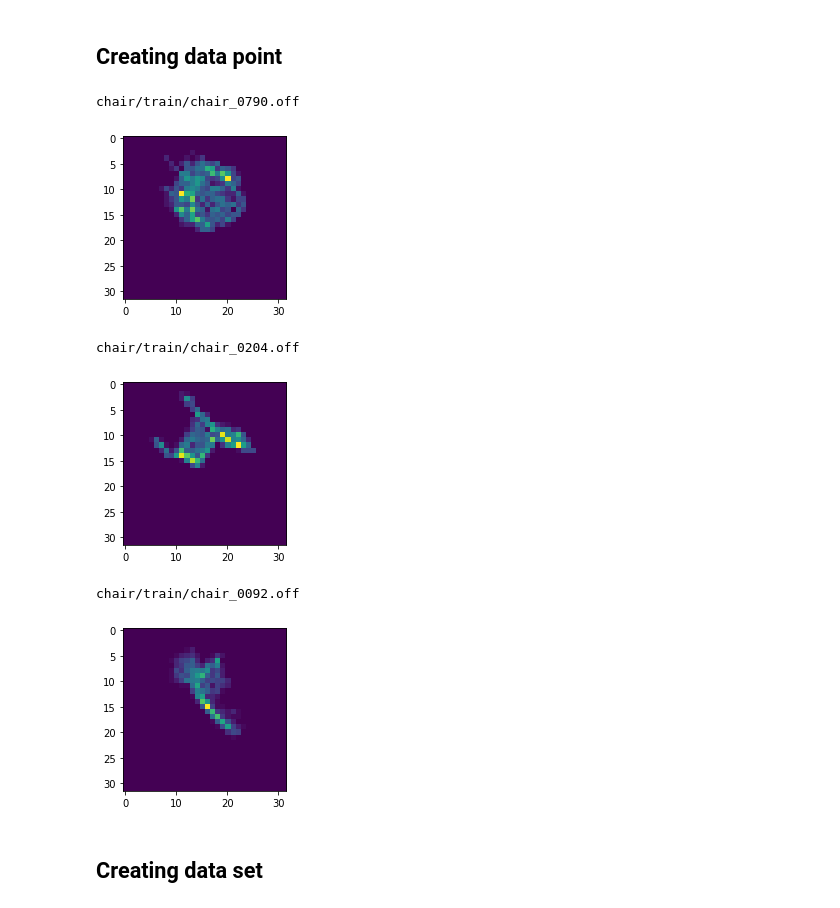
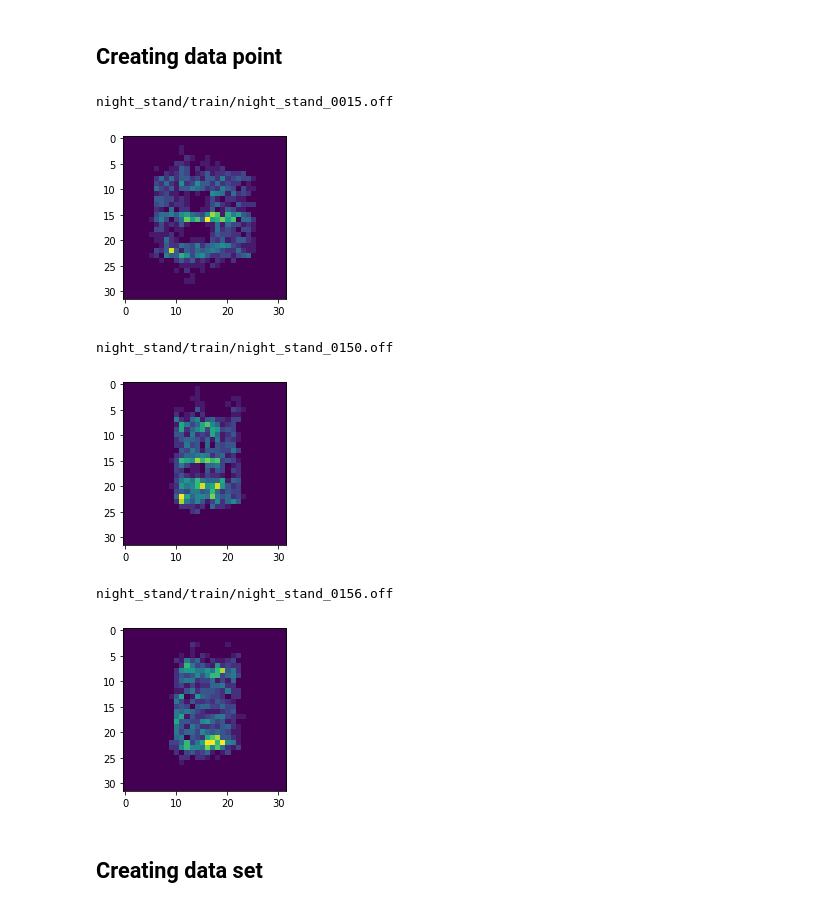
Before and after one commit to Tinameow/175PointCloud, a Jupyter notebook: 2D_approach/2D_approach.ipynb, the cells around one changed output. Cells and saved outputs as stored; diff of their text form; code cells hidden in the pictures.

Commit message:
save changes; wait for training accuracy

```diff
--- a/2D_approach/2D_approach.ipynb
+++ b/2D_approach/2D_approach.ipynb
@@ -203,12 +246,12 @@ def get_3d_points_with_noise(file_name):
         norm_pointcloud = Normalize()(pointcloud)
         rot_pointcloud = RandRotation_z()(norm_pointcloud)
         noisy_rot_pointcloud = RandomNoise()(rot_pointcloud)
-        return noisy_rot_pointcloud.T
+        return noisy_rot_pointcloud
 # %%
-for i in range(10):
+for i in range(3):
     file_name = "bed/train/bed_" + str(np.random.randint(1,515)).zfill(4) + ".off"
     print(file_name)
-    pts3 = get_3d_points_with_noise(file_name)
+    pts3 = get_3d_points_with_noise(file_name).T
     visual_2d(cams, pts3)
     plt.show()
 # %% [output]
@@ -228,5 +260,5 @@ bed/train/bed_0205.off
 # %%
-for i in range(10):
+for i in range(3):
     file_name = "chair/train/chair_" + str(np.random.randint(1,889)).zfill(4) + ".off"
     print(file_name)
     pts3 = get_3d_points_with_noise(file_name)
@@ -255,29 +280,29 @@ class create_data_point(object):
 
     def __call__(self, pointcloud):
         n = len(self.cams)
-        pts2 = np.zeros((n,32,32))
+        pts2 = np.zeros((n, 32, 32))
         for i in range(n):
-            ind = self.cams[i].project(pts3).astype(int).T
-            for k,j in ind:
-                pts2[i,j,k] += 1
-
+            ind = self.cams[i].project(pointcloud.T).astype(int).T
+            for k, j in ind:
+                if 0 <= k < 32 and 0 <= j < 32:
+                    pts2[i, j, k] += 1
         pts2 /= np.max(pts2)
         return pts2
 # %%
 for i in range(3):
-    file_name = "chair/train/chair_" + str(np.random.randint(1,889)).zfill(4) + ".off"
+    file_name = "night_stand/train/night_stand_" + str(np.random.randint(1,200)).zfill(4) + ".off"
     print(file_name)
     pts3 = get_3d_points_with_noise(file_name)
     pts2 = create_data_point(cams)(pts3)
-    plt.imshow(pts2[3,:,:])
+    plt.imshow(pts2[0,:,:])
     plt.show()
 # %% [output]
-chair/train/chair_0790.off
+night_stand/train/night_stand_0015.off
-[figure, old version]
+[figure, new version]
-chair/train/chair_0204.off
+night_stand/train/night_stand_0150.off
-[figure, old version]
+[figure, new version]
-chair/train/chair_0092.off
+night_stand/train/night_stand_0156.off
-[figure, old version]
+[figure, new version]
 # %% [markdown]
 ## Creating data set
 # %%
```
Also changed, not shown: parts of 39 cells of this notebook, 1 other file.
